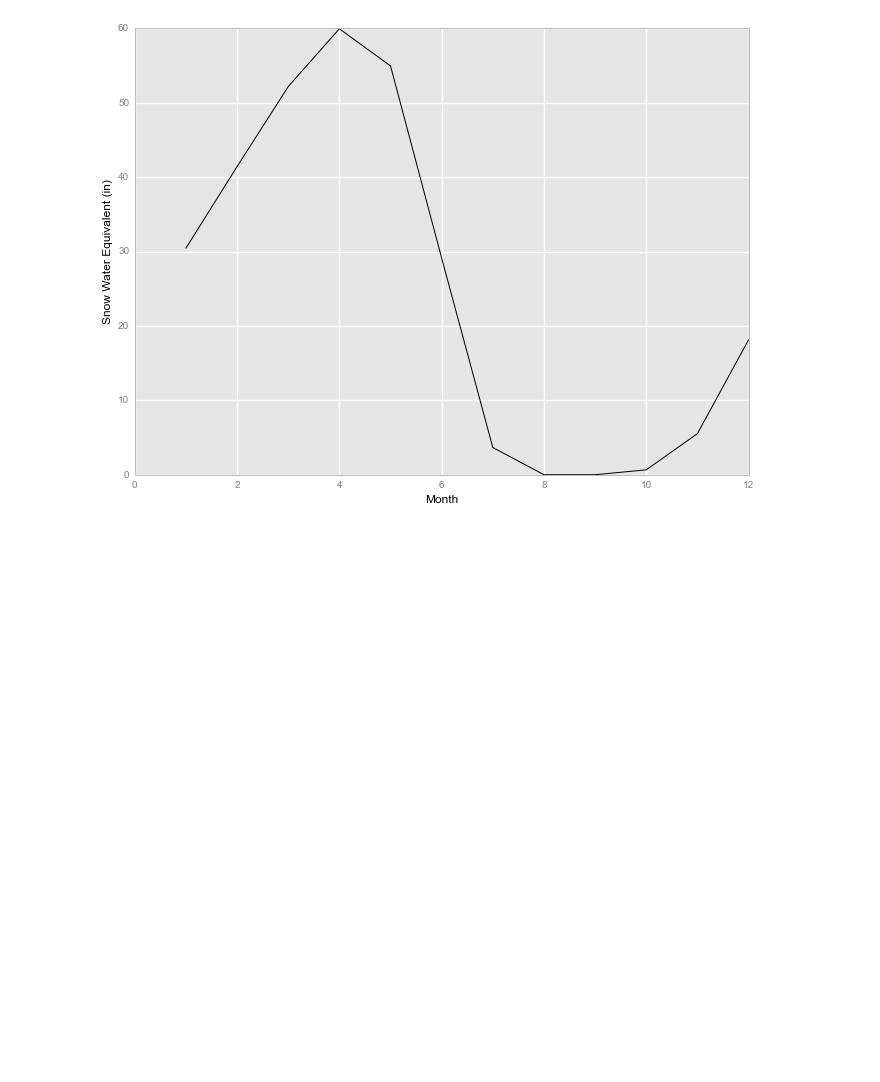
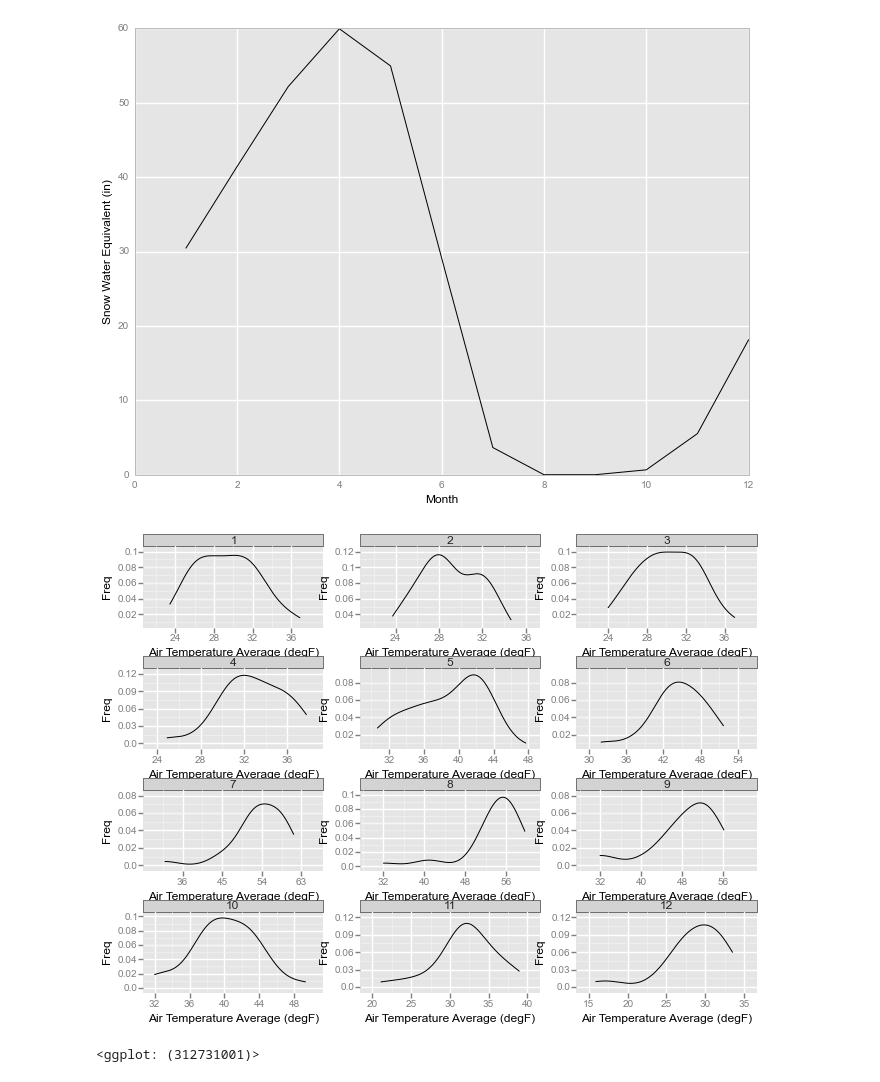
Before and after one commit to wrobstory/pdxdatasci2014, a Jupyter notebook: PDX_DataSci_Snotel.ipynb, the cells around one changed output. Saved outputs shown, nothing was run; the diff lists cells and outputs as text; code cells hidden in the pictures; blank space fills up the shorter version.

Commit message:
ENH: Add faceted plots

```diff
--- a/PDX_DataSci_Snotel.ipynb
+++ b/PDX_DataSci_Snotel.ipynb
@@ -141,3 +141,12 @@ ggplot(gg.aes(x='Month', y='Snow Water Equivalent (in)'),
 # %% [output]
 <repr(<ggplot.ggplot.ggplot at 0x...>) failed: KeyError: 0>
 [figure]
+# %%
+# Let's do some faceting to look at some monthly statistics
+(ggplot(gg.aes(x='Air Temperature Average (degF)'), data=resampled)
+ + gg.geom_density(alpha=0.25)
+ + gg.facet_wrap('Month')
+ + gg.labs("Air Temperature Average (degF)", "Freq"))
+# %% [output]
+[figure, added]
+<ggplot: (312731001)>
```
Also changed, not shown: parts of 4 cells of this notebook.
